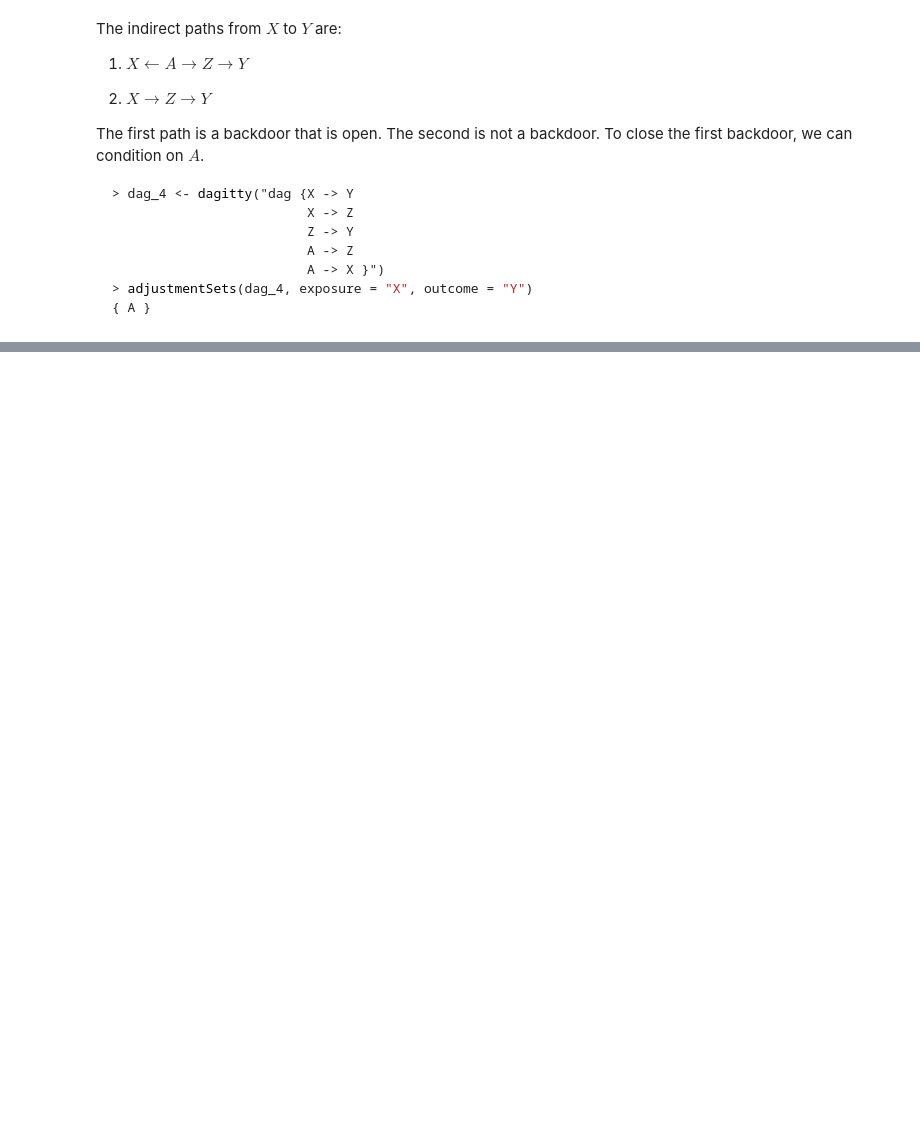
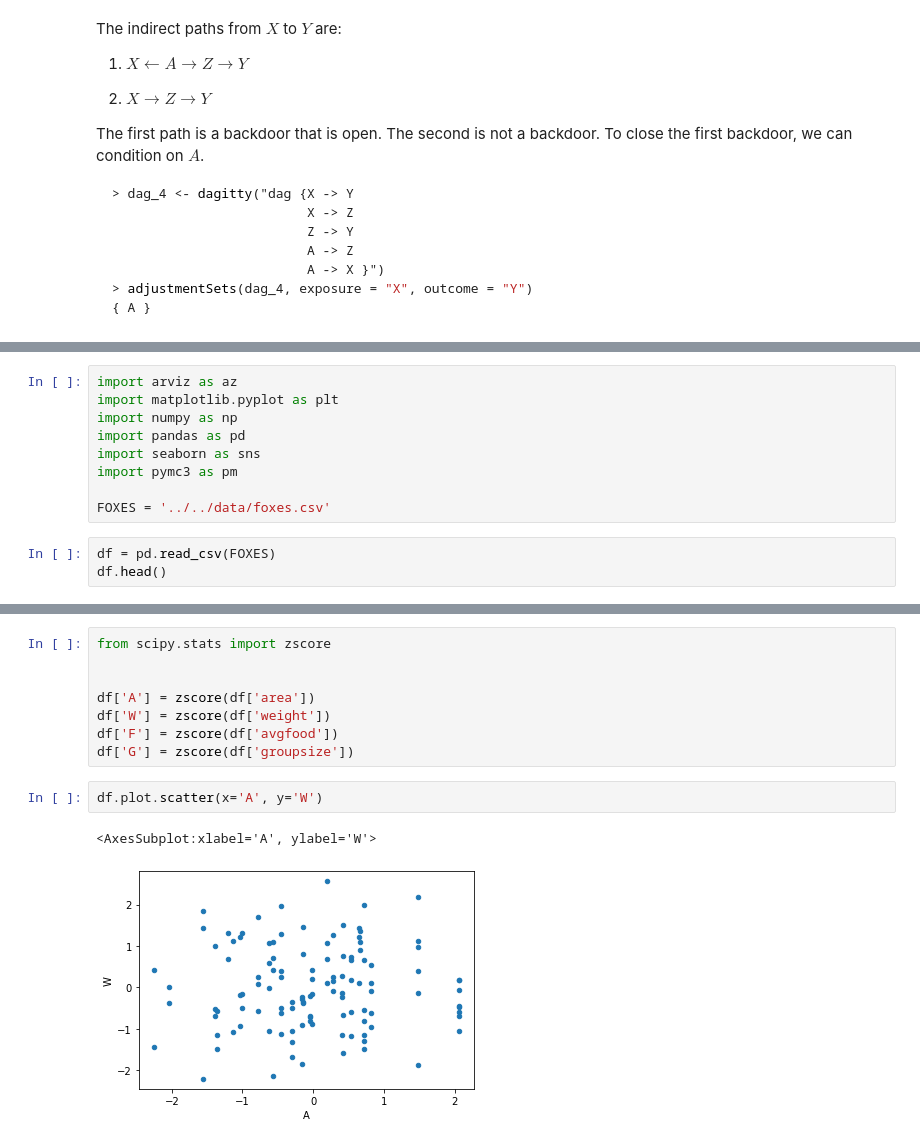
Before and after one commit to somnath1077/statistical_rethinking, a Jupyter notebook: code/ch06/nb05_select_exercises.ipynb, the cells around one changed output, grey strips where cells are left out. Drawn from its saved outputs; the diff is of its cells as text; blank space fills up the shorter version.

Commit message:
foxes first attempt

```diff
--- a/code/ch06/nb05_select_exercises.ipynb
+++ b/code/ch06/nb05_select_exercises.ipynb
@@ -136,0 +139,12 @@ The first path is a backdoor that is open. The second is not a backdoor. To clos
+# %%
+import arviz as az
+import matplotlib.pyplot as plt
+import numpy as np
+import pandas as pd
+import seaborn as sns
+import pymc3 as pm
+
+FOXES = '../../data/foxes.csv'
+# %%
+df = pd.read_csv(FOXES)
+df.head()
@@ -136,0 +180,13 @@ The first path is a backdoor that is open. The second is not a backdoor. To clos
+# %%
+from scipy.stats import zscore
+
+
+df['A'] = zscore(df['area'])
+df['W'] = zscore(df['weight'])
+df['F'] = zscore(df['avgfood'])
+df['G'] = zscore(df['groupsize'])
+# %%
+df.plot.scatter(x='A', y='W')
+# %% [output]
+<AxesSubplot:xlabel='A', ylabel='W'>
+[figure, added]
```
Also changed, not shown: parts of 17 cells of this notebook.
